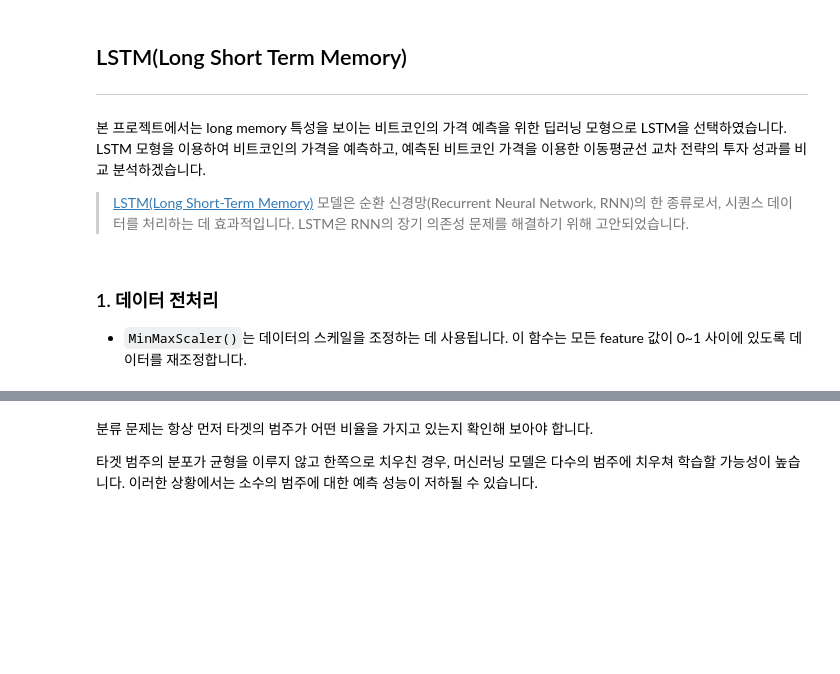
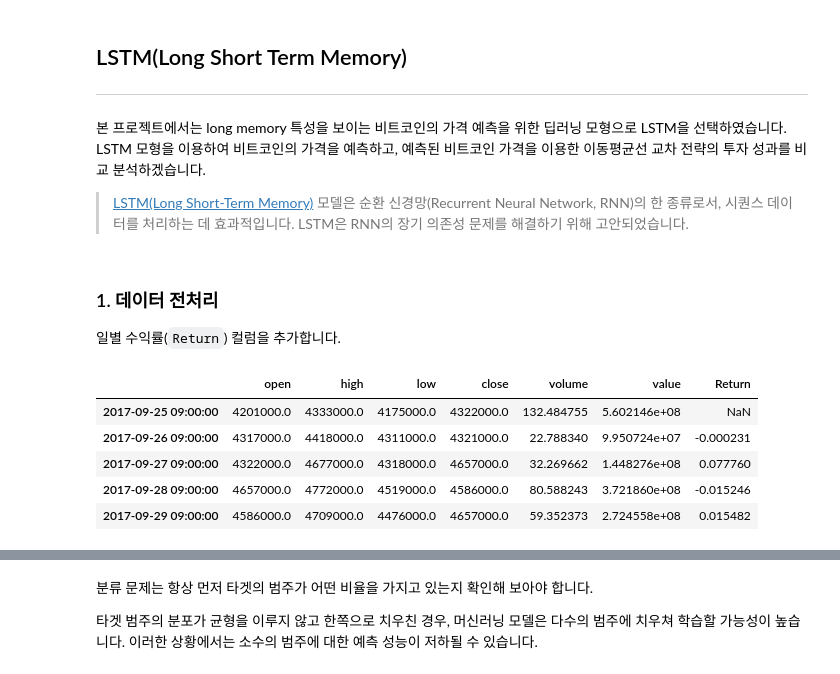
Before and after one commit to lagonee23/price-prediction-models, a Jupyter notebook: bitcoin_price_model.ipynb, the cells around one changed output, grey strips where cells are left out. Cells and saved outputs as stored; diff of their text form; code cells hidden in the pictures; blank space fills up the shorter version.

```diff
--- a/bitcoin_price_model.ipynb
+++ b/bitcoin_price_model.ipynb
@@ -83,6 +87,19 @@ plt.title('Bitcoin Line Chart');
 본 프로젝트에서는 long memory 특성을 보이는 비트코인의 가격 예측을 위한 딥러닝 모형으로 LSTM을 선택하였습니다. LSTM 모형을 이용하여 비트코인의 가격을 예측하고, 예측된 비트코인 가격을 이용한 이동평균선 교차 전략의 투자 성과를 비교 분석하겠습니다.
 
 > [LSTM(Long Short-Term Memory)](https://wikidocs.net/152773) 모델은 순환 신경망(Recurrent Neural Network, RNN)의 한 종류로서, 시퀀스 데이터를 처리하는 데 효과적입니다. LSTM은 RNN의 장기 의존성 문제를 해결하기 위해 고안되었습니다.
-# %% [markdown]
-### 1. 데이터 전처리
-* `MinMaxScaler()`는 데이터의 스케일을 조정하는 데 사용됩니다. 이 함수는 모든 feature 값이 0~1 사이에 있도록 데이터를 재조정합니다.
+# %% [markdown]
+### 1. 데이터 전처리
+일별 수익률(`Return`) 컬럼을 추가합니다.
+# %%
+# 원본 복사
+df = df_origin.copy()
+
+df['Return'] = df['close'].pct_change()
+df.head()
+# %% [output]
+|  | open | high | low | close | volume | value | Return |
+| 2017-09-25 09:00:00 | 4201000.0 | 4333000.0 | 4175000.0 | 4322000.0 | 132.484755 | 5.602146e+08 | NaN |
+| 2017-09-26 09:00:00 | 4317000.0 | 4418000.0 | 4311000.0 | 4321000.0 | 22.788340 | 9.950724e+07 | -0.000231 |
+| 2017-09-27 09:00:00 | 4322000.0 | 4677000.0 | 4318000.0 | 4657000.0 | 32.269662 | 1.448276e+08 | 0.077760 |
+| 2017-09-28 09:00:00 | 4657000.0 | 4772000.0 | 4519000.0 | 4586000.0 | 80.588243 | 3.721860e+08 | -0.015246 |
+| 2017-09-29 09:00:00 | 4586000.0 | 4709000.0 | 4476000.0 | 4657000.0 | 59.352373 | 2.724558e+08 | 0.015482 |
```
Also changed, not shown: parts of 9 cells of this notebook.
